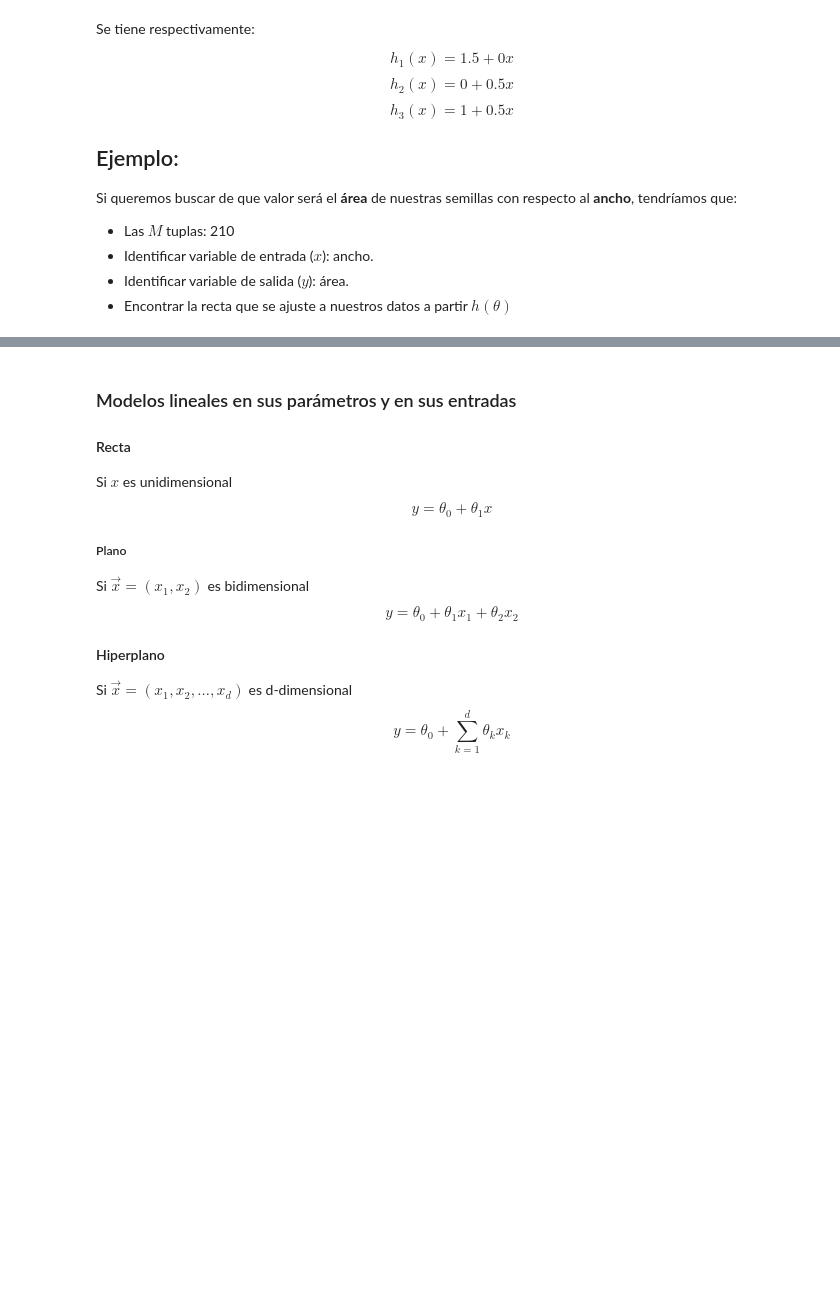
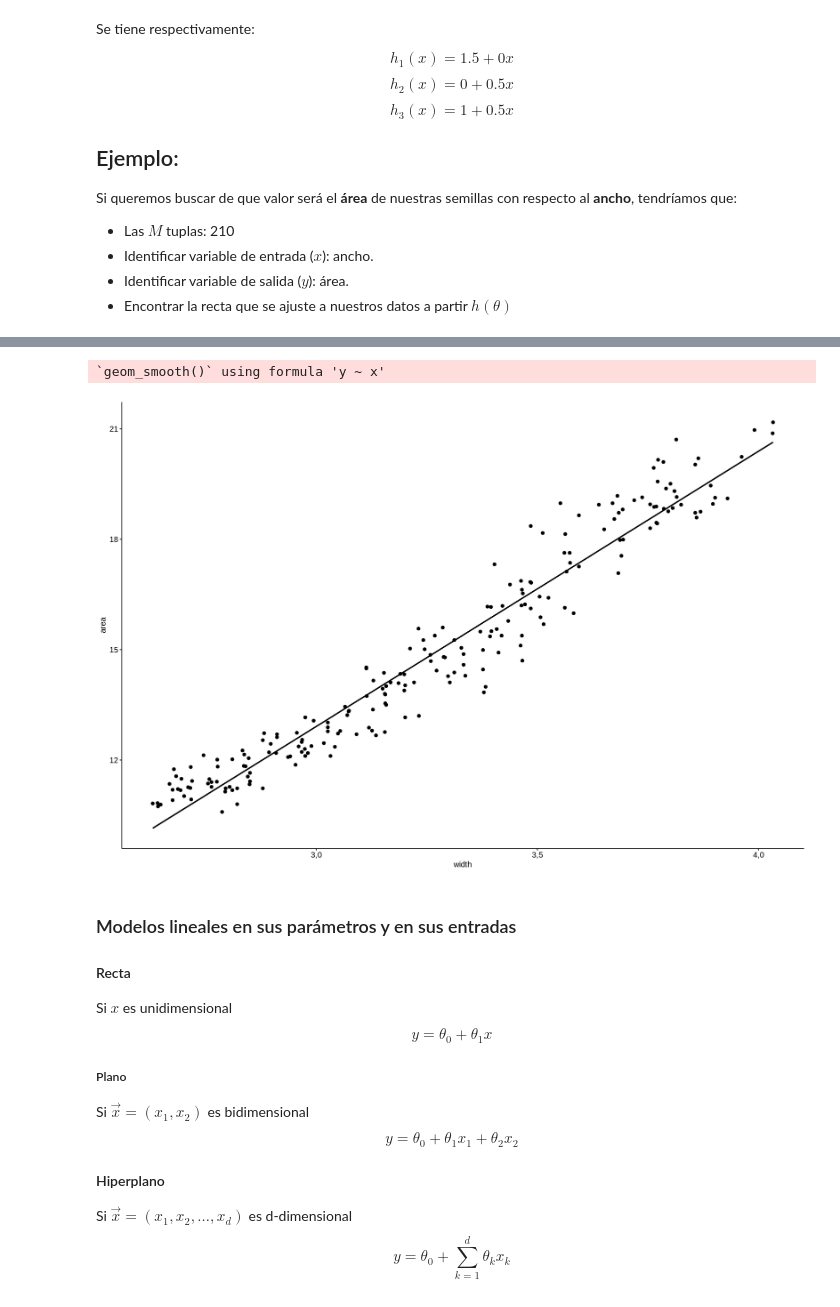
Before and after one commit to JavierArredondo/INFO-USACH-13222-AY, a Jupyter notebook: 0_introduccion.ipynb, the cells around one changed output, grey strips where cells are left out. Saved outputs shown, nothing was run; the diff lists cells and outputs as text; code cells hidden in the pictures; blank space fills up the shorter version.

```diff
--- a/0_introduccion.ipynb
+++ b/0_introduccion.ipynb
@@ -179,9 +279,12 @@ ggscatter(seeds.predictions, "width", "area", color="type")
 # %%
 ggscatter(seeds,
           "width",
           "area",
           add = "reg.line",
-          conf.int = TRUE)
+          conf.int = F)
+# %% [output]
+`geom_smooth()` using formula 'y ~ x'
+[figure, added]
 # %% [markdown]
 ### Modelos lineales en sus parámetros y en sus entradas
 
```
Also changed, not shown: parts of 32 cells of this notebook, 4 other files.
